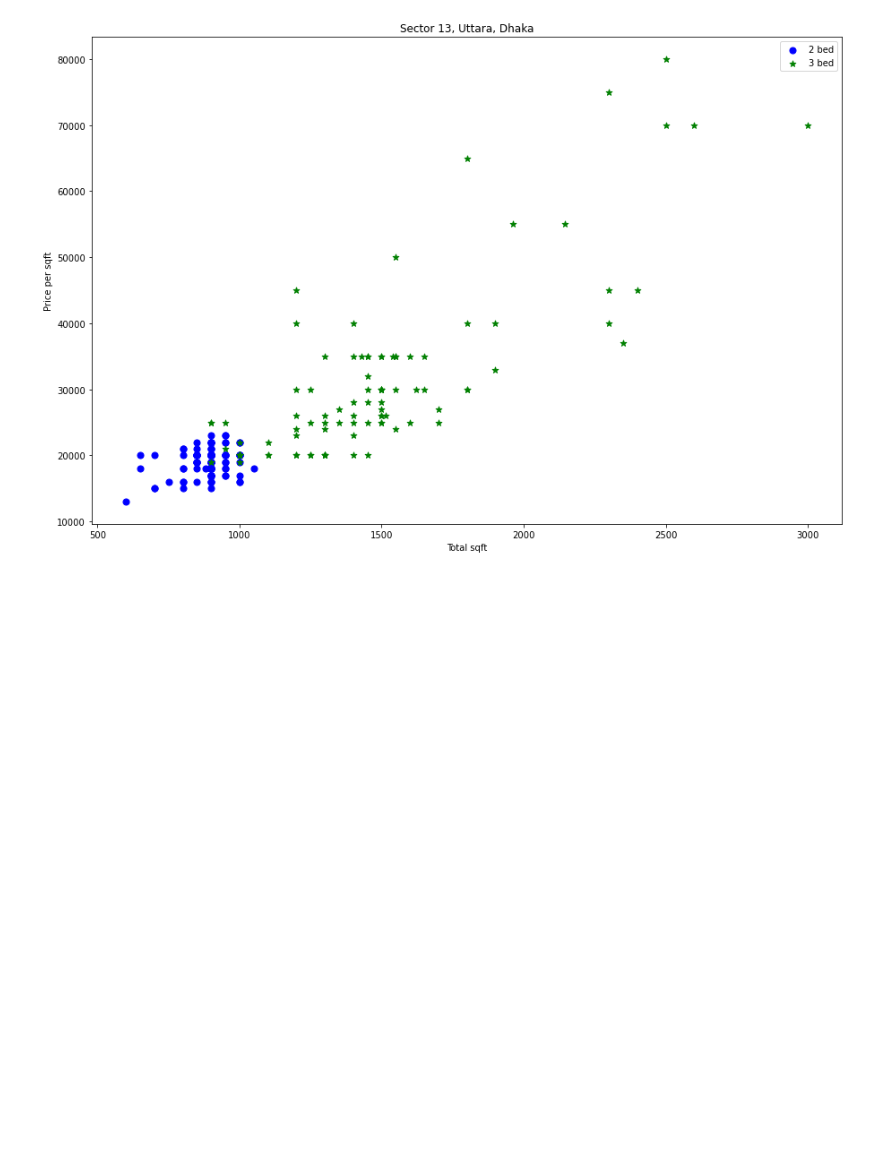
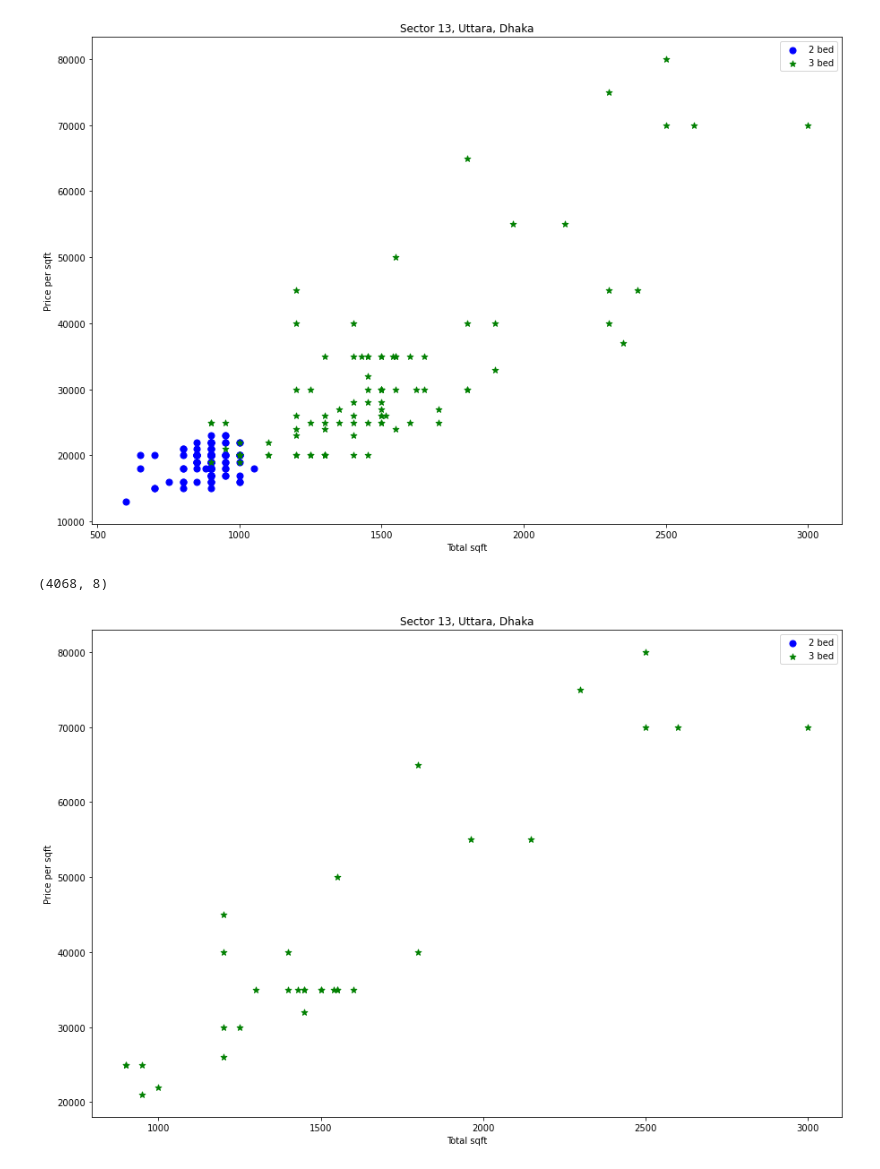
Before and after one commit to Abdullah-Nasir-Chowdhury/Bangladesh-Real-Estate-Rent-Analysis, a Jupyter notebook: RealEstateRentPrediction.ipynb, the cells around one changed output. Saved outputs shown, nothing was run; the diff lists cells and outputs as text; code cells hidden in the pictures; blank space fills up the shorter version.

```diff
--- a/RealEstateRentPrediction.ipynb
+++ b/RealEstateRentPrediction.ipynb
@@ -588,3 +584,29 @@ def plot_scatter_chart(df, adress):
 plot_scatter_chart(df6,"Sector 13, Uttara, Dhaka")
 # %% [output]
 [figure]
+# %%
+# remove the bedroom outliers:
+def remove_bed_outliers(df):
+    exclude_indices = np.array([])
+    for adress, adress_df in df.groupby('adress'):
+        bedroom_stats = {}
+        for bedroom, bedroom_df in adress_df.groupby('bedroom'):
+            bedroom_stats[bedroom] = {
+                'mean' : np.mean(bedroom_df.price_per_sqft),
+                'std' : np.std(bedroom_df.price_per_sqft),
+                'count': bedroom_df.shape[0]
+            }
+        for bedroom, bedroom_df in adress_df.groupby('bedroom'):
+            stats = bedroom_stats.get(bedroom-1)
+            if stats and stats['count']>5:
+                exclude_indices = np.append(exclude_indices, bedroom_df[bedroom_df.price_per_sqft<(stats['mean'])].index.values)
+    return df.drop(exclude_indices, axis='index')
+# %%
+df7 = remove_bed_outliers(df6)
+df7.shape
+# %% [output]
+(4068, 8)
+# %%
+plot_scatter_chart(df7, "Sector 13, Uttara, Dhaka")
+# %% [output]
+[figure, added]
```
Also changed, not shown: parts of 12 cells of this notebook.
